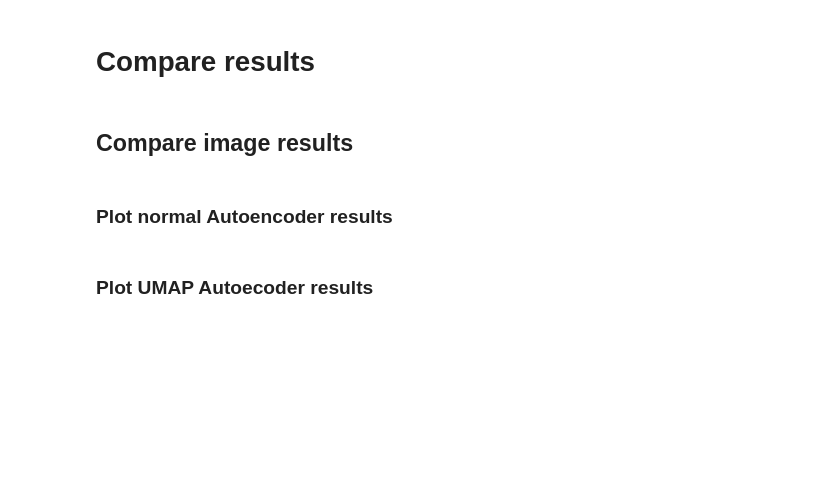
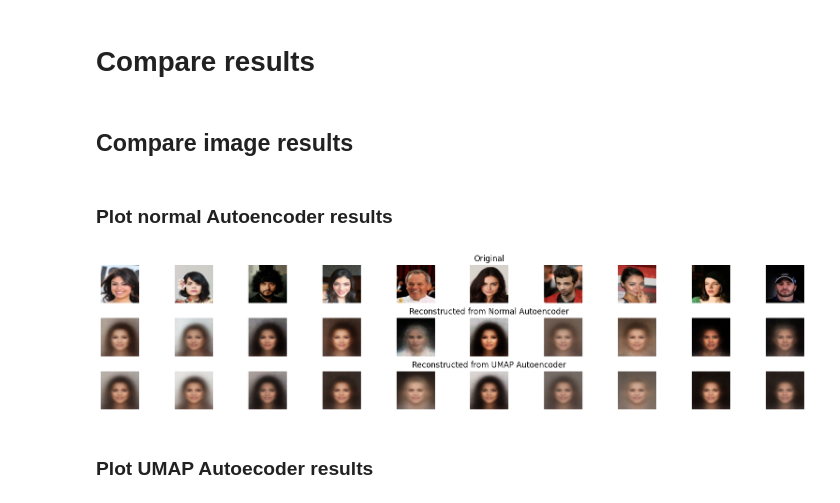
Before and after one commit to adrianlopezlanchares/umap-autoencoder, a Jupyter notebook: notebooks/umap-autoencoder-celeba.ipynb, the cells around one changed output. Drawn from its saved outputs; the diff is of its cells as text; code cells hidden in the pictures; blank space fills up the shorter version.

Commit message:
improve notebook structure and test speeds

```diff
--- a/notebooks/umap-autoencoder-celeba.ipynb
+++ b/notebooks/umap-autoencoder-celeba.ipynb
@@ -33,7 +33,8 @@ Data is already downloaded. Skipping download.
 # %%
 # WARNING!! The dataset is very large (1.7GB), so this will take a very long time
 # Processing 10% of images took me 1 hour to load and compute UMAP embeddings (@ umap embedding_dim=2).
-train_images, test_images = get_celeba_image_np_arrays(process_size=0.1)
+# Best model was trained on the University's DGX cluster.
+train_images, test_images = get_celeba_image_np_arrays(process_size=0.01)
 full_images = np.concatenate([train_images, test_images], axis=0)
 # %% [output]
 Loading images...
@@ -107,7 +108,7 @@ flat_test_loader = torch.utils.data.DataLoader(
 ## Train normal Autoencoder
 # %%
 autoencoder_input_dim = flat_full_images.shape[1]
-normal_autoencoder = CelebAAutoencoder(
+normal_autoencoder = MNISTAutoencoder(
     input_dim=autoencoder_input_dim, embedding_dim=embedding_dim
 )
 normal_criterion = torch.nn.MSELoss()
@@ -116,7 +117,7 @@ normal_optimizer = torch.optim.Adam(normal_autoencoder.parameters(), lr=1e-3)
 device = torch.device("cuda" if torch.cuda.is_available() else "cpu")
 device = torch.device("mps" if torch.backends.mps.is_available() else device)
 
-normal_num_epochs = 200
+normal_num_epochs = 10
 
 train_autoencoder(
     model=normal_autoencoder,
@@ -130,7 +143,7 @@ train_autoencoder(
 ## Train Autoencoder with UMAP as teacher
 # %%
 autoencoder_input_dim = flat_full_images.shape[1]
-umap_autoencoder = CelebAAutoencoder(
+umap_autoencoder = MNISTAutoencoder(
     input_dim=autoencoder_input_dim, embedding_dim=embedding_dim
 )
 
@@ -140,7 +153,7 @@ umap_optimizer = torch.optim.Adam(umap_autoencoder.parameters(), lr=1e-3)
 device = torch.device("cuda" if torch.cuda.is_available() else "cpu")
 device = torch.device("mps" if torch.backends.mps.is_available() else device)
 
-umap_num_epochs = 100
+umap_num_epochs = 20
 
 train_autoencoder_with_umap(
     model=umap_autoencoder,
@@ -159,27 +190,39 @@ train_autoencoder_with_umap(
 # %%
 # Plot example image and reconstructions
 normal_autoencoder.eval()
+umap_autoencoder.eval()
 with torch.no_grad():
     sample_images, _ = next(iter(flat_test_loader))
     sample_images = sample_images.to(device).float()
-    reconstructed = normal_autoencoder(sample_images).cpu().numpy()
+
+    normal_autoencoder_reconstructed = normal_autoencoder(sample_images).cpu().numpy()
+    umap_autoencoder_reconstructed = umap_autoencoder(sample_images).cpu().numpy()
+
     sample_images = sample_images.cpu().numpy()
-    print(sample_images.shape)
     n = 10
-    plt.figure(figsize=(20, 4))
-    for i in range(n):
-        # Original
-        ax = plt.subplot(2, n, i + 1)
-        plt.imshow(sample_images[i].reshape(64, 64, 3))
-        plt.title("Original")
-        plt.axis("off")
 
-        # Reconstructed
-        ax = plt.subplot(2, n, i + 1 + n)
-        plt.imshow(reconstructed[i].reshape(64, 64, 3))
-        plt.title("Reconstructed")
-        plt.axis("off")
-    plt.show()
+    fig, ax = plt.subplots(3, n, figsize=(20, 4))
+for i in range(n):
+    # Original
+    ax[0, i].imshow(sample_images[i].reshape(64, 64, 3))
+    ax[0, i].axis("off")
+
+    # Reconstructed from Normal autoencoder
+    ax[1, i].imshow(normal_autoencoder_reconstructed[i].reshape(64, 64, 3))
+    ax[1, i].axis("off")
+
+    # Reconstructed from UMAP autoencoder
+    ax[2, i].imshow(umap_autoencoder_reconstructed[i].reshape(64, 64, 3))
+    ax[2, i].axis("off")
+
+# Set titles
+ax[0, 5].set_title("Original")
+ax[1, 5].set_title("Reconstructed from Normal Autoencoder")
+ax[2, 5].set_title("Reconstructed from UMAP Autoencoder")
+plt.subplots_adjust(hspace=0.4)
+plt.show()
+# %% [output]
+[figure, added]
 # %% [markdown]
 ### Plot UMAP Autoecoder results
 # %%
```
Also changed, not shown: parts of 16 cells of this notebook.
